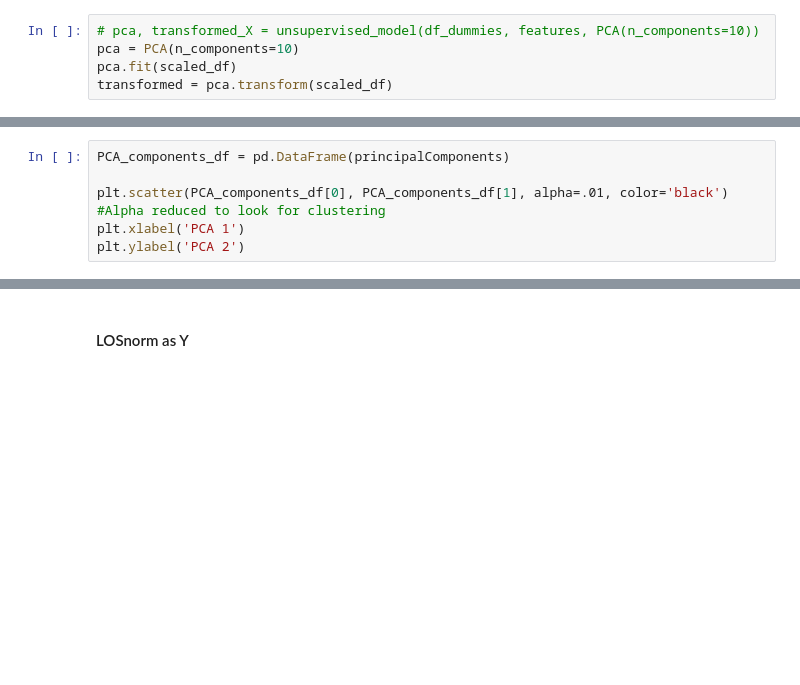
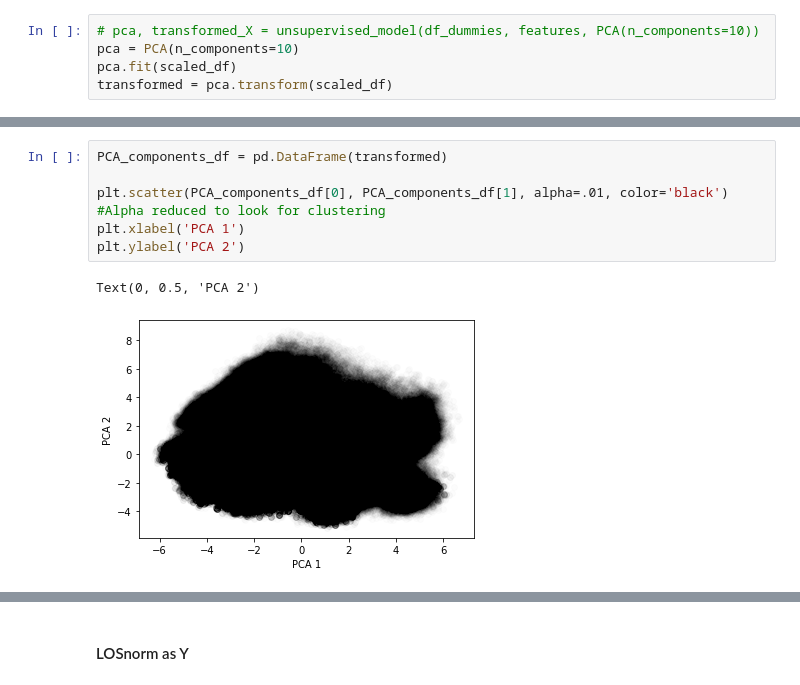
Before and after one commit to ricky-wong/siads697-project, a Jupyter notebook: Selection and FeatEng-refactored.ipynb, the cells around one changed output, grey strips where cells are left out. Drawn from its saved outputs; the diff is of its cells as text; blank space fills up the shorter version.

```diff
--- a/Selection and FeatEng-refactored.ipynb
+++ b/Selection and FeatEng-refactored.ipynb
@@ -119,9 +183,12 @@ plt.xticks(components)
 # %%
-PCA_components_df = pd.DataFrame(principalComponents)
+PCA_components_df = pd.DataFrame(transformed)
 
 plt.scatter(PCA_components_df[0], PCA_components_df[1], alpha=.01, color='black') #Alpha reduced to look for clustering
 plt.xlabel('PCA 1')
 plt.ylabel('PCA 2')
+# %% [output]
+Text(0, 0.5, 'PCA 2')
+[figure, added]
 # %%
 ks = range(1, 10)
 inertias = []
```
Also changed, not shown: parts of 18 cells of this notebook, 4 other files.
